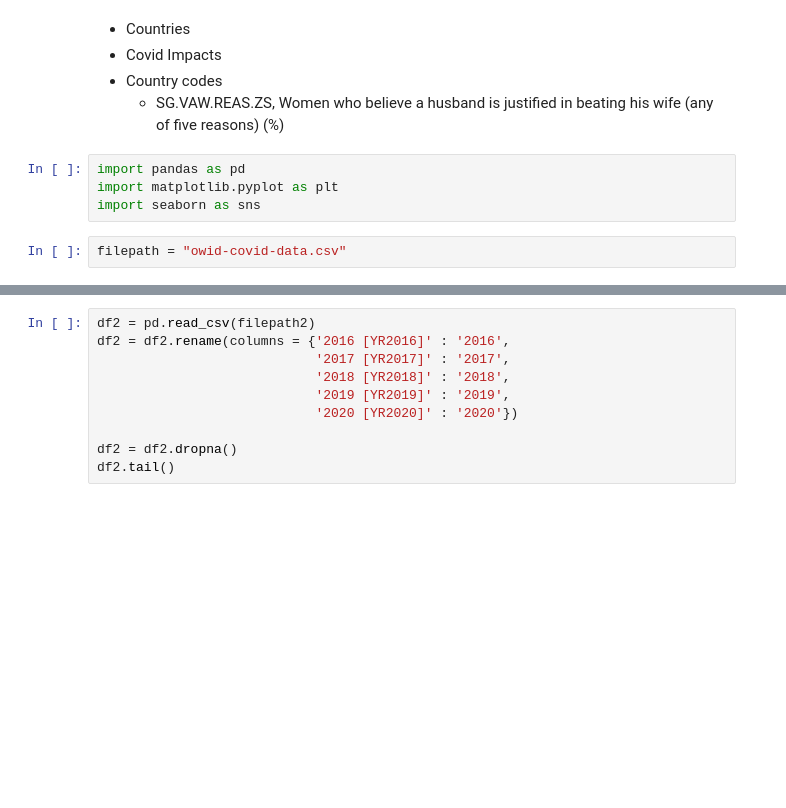
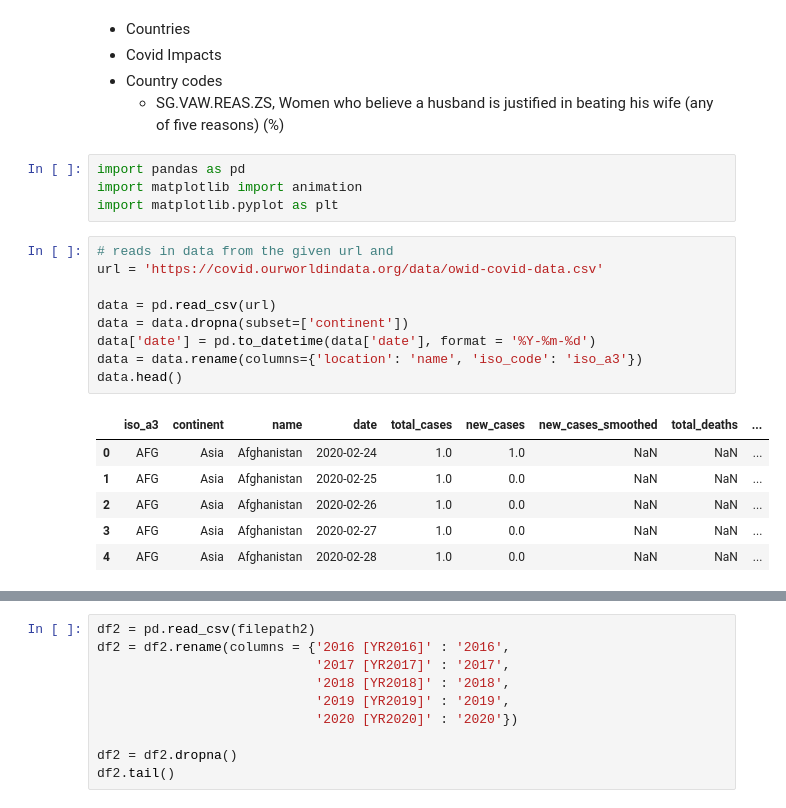
Before and after one commit to jonvolfson/DS2500Project, a Jupyter notebook: Testfile.ipynb, the cells around one changed output, grey strips where cells are left out. Cells and saved outputs as stored; diff of their text form; blank space fills up the shorter version.

```diff
--- a/Testfile.ipynb
+++ b/Testfile.ipynb
@@ -7,8 +7,22 @@
      * SG.VAW.REAS.ZS, Women who believe a husband is justified in beating his wife (any of five reasons) (%)
 # %%
 import pandas as pd
+import matplotlib import animation
 import matplotlib.pyplot as plt
-import seaborn as sns
 # %%
-filepath = "owid-covid-data.csv"
+# reads in data from the given url and
+url = 'https://covid.ourworldindata.org/data/owid-covid-data.csv'
+
+data = pd.read_csv(url)
+data = data.dropna(subset=['continent'])
+data['date'] = pd.to_datetime(data['date'], format = '%Y-%m-%d')
+data = data.rename(columns={'location': 'name', 'iso_code': 'iso_a3'})
+data.head()
+# %% [output]
+|  | iso_a3 | continent | name | date | total_cases | new_cases | new_cases_smoothed | total_deaths | ... |
+| 0 | AFG | Asia | Afghanistan | 2020-02-24 | 1.0 | 1.0 | NaN | NaN | ... |
+| 1 | AFG | Asia | Afghanistan | 2020-02-25 | 1.0 | 0.0 | NaN | NaN | ... |
+| 2 | AFG | Asia | Afghanistan | 2020-02-26 | 1.0 | 0.0 | NaN | NaN | ... |
+| 3 | AFG | Asia | Afghanistan | 2020-02-27 | 1.0 | 0.0 | NaN | NaN | ... |
+| 4 | AFG | Asia | Afghanistan | 2020-02-28 | 1.0 | 0.0 | NaN | NaN | ... |
 # %%
```
Also changed, not shown: parts of 4 cells of this notebook.
